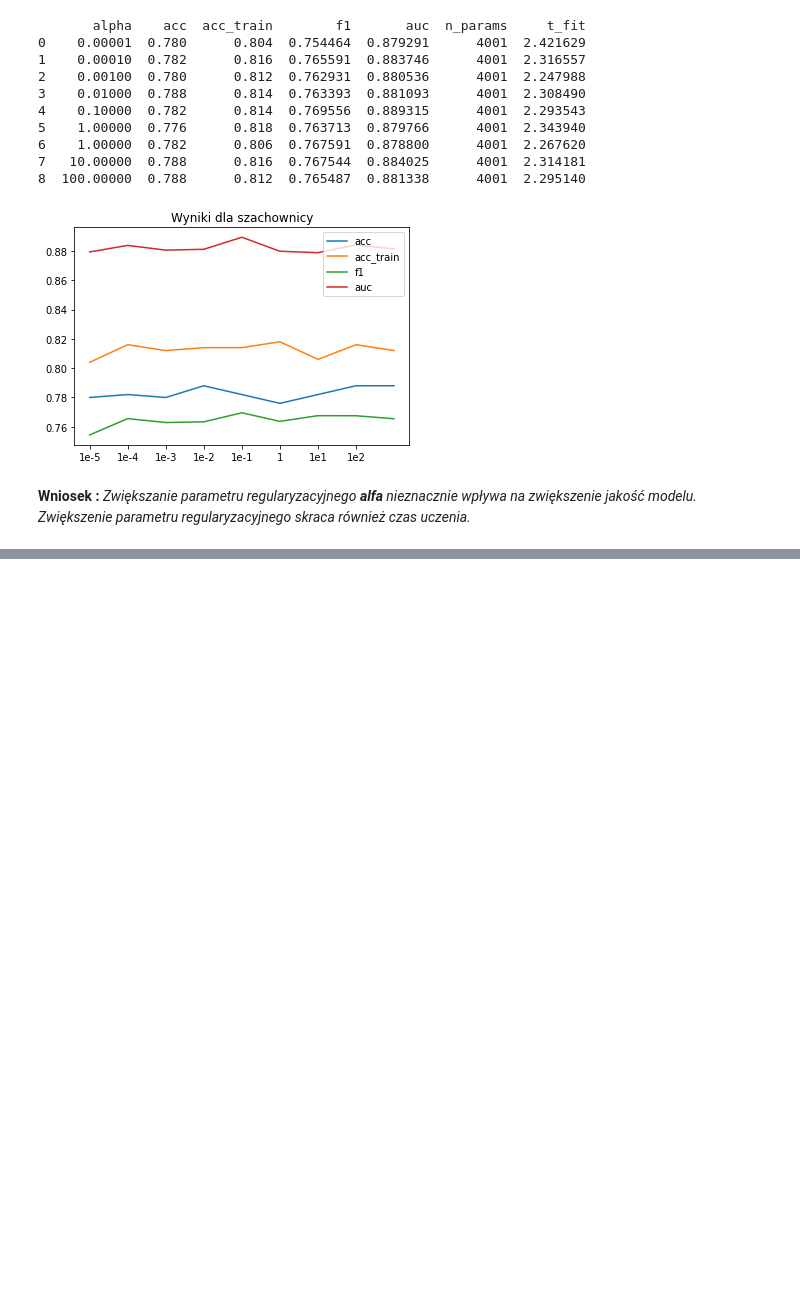
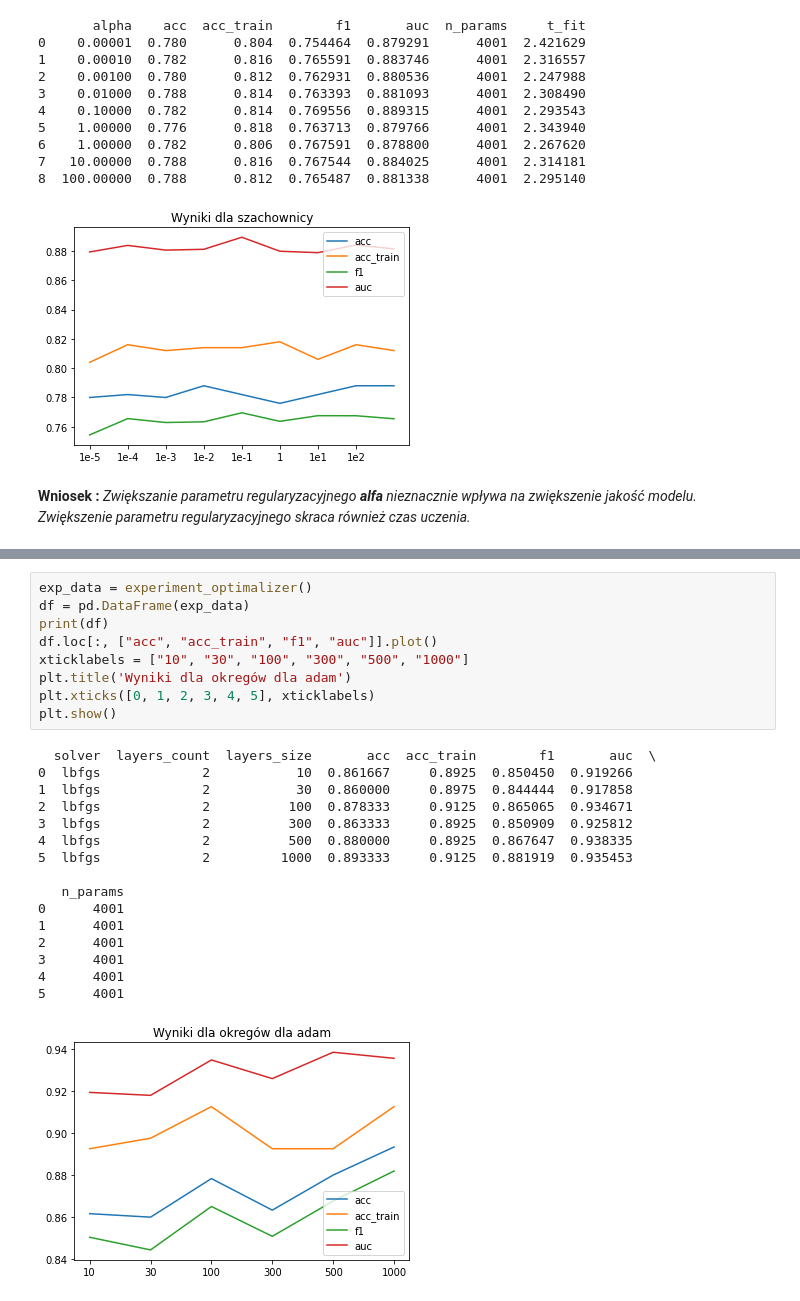
Before and after one commit to wolejnik/master-s-degree, a Jupyter notebook: classifier_MLP_ML1/main.ipynb, the cells around one changed output, grey strips where cells are left out. Cells and saved outputs as stored; diff of their text form; blank space fills up the shorter version.

```diff
--- a/classifier_MLP_ML1/main.ipynb
+++ b/classifier_MLP_ML1/main.ipynb
@@ -596,0 +698,26 @@ plt.show()
+# %%
+exp_data = experiment_optimalizer()
+df = pd.DataFrame(exp_data)
+print(df)
+df.loc[:, ["acc", "acc_train", "f1", "auc"]].plot()
+xticklabels = ["10", "30", "100", "300", "500", "1000"]
+plt.title('Wyniki dla okregów dla adam')
+plt.xticks([0, 1, 2, 3, 4, 5], xticklabels)
+plt.show()
+# %% [output]
+  solver  layers_count  layers_size       acc  acc_train        f1       auc  \
+0  lbfgs             2           10  0.861667     0.8925  0.850450  0.919266
+1  lbfgs             2           30  0.860000     0.8975  0.844444  0.917858
+2  lbfgs             2          100  0.878333     0.9125  0.865065  0.934671
+3  lbfgs             2          300  0.863333     0.8925  0.850909  0.925812
+4  lbfgs             2          500  0.880000     0.8925  0.867647  0.938335
+5  lbfgs             2         1000  0.893333     0.9125  0.881919  0.935453
+
+   n_params
+0      4001
+1      4001
+2      4001
+3      4001
+4      4001
+5      4001
+[figure, added]
```
Also changed, not shown: parts of 6 cells of this notebook.
